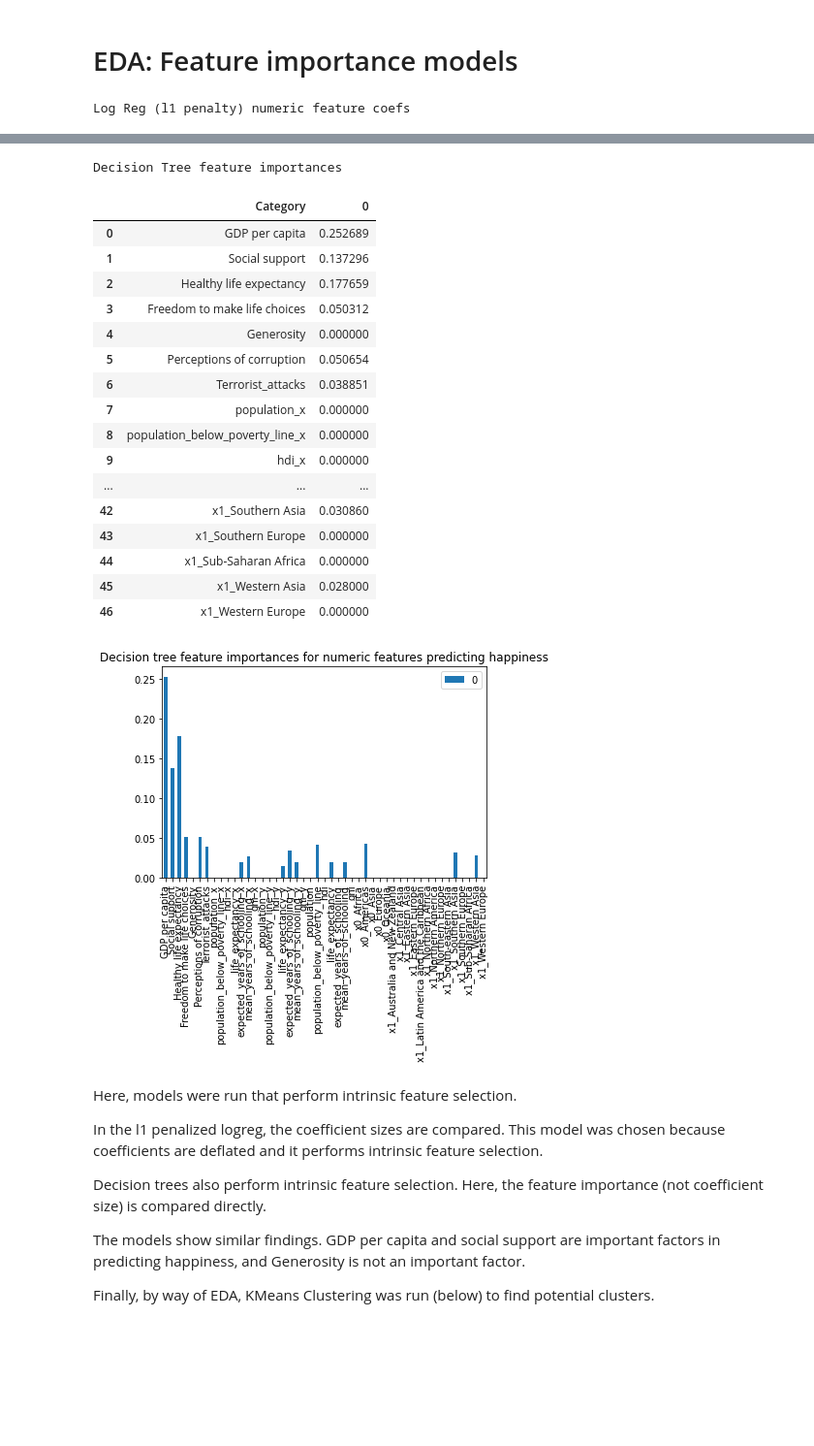
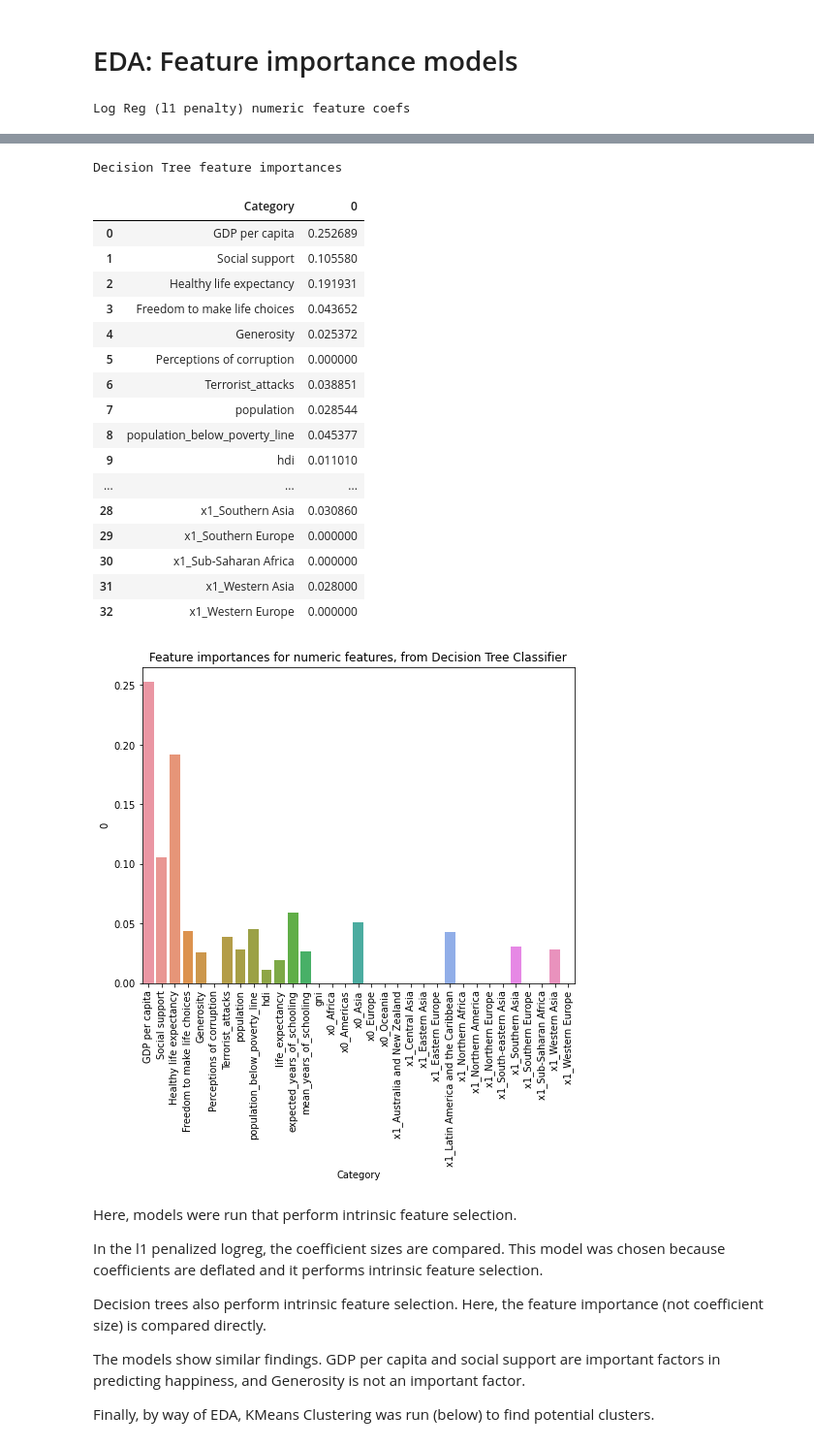
Before and after one commit to lprockop/AdvMLPortfolio, a Jupyter notebook: Predict World Happiness/WorldHappinessReport.ipynb, the cells around one changed output, grey strips where cells are left out. Shown at 97% size. Cells and saved outputs as stored; diff of their text form; code cells hidden in the pictures; blank space fills up the shorter version.

```diff
--- a/Predict World Happiness/WorldHappinessReport.ipynb
+++ b/Predict World Happiness/WorldHappinessReport.ipynb
@@ -17,16 +13,16 @@ import matplotlib.pyplot as plt
 from zipfile import ZipFile
 # %%
 # loading the temp.zip and creating a zip object
-with ZipFile("world_happiness_competition_data.zip", 'r') as zObject:
+with ZipFile("Input/world_happiness_competition_data.zip", 'r') as zObject:
 
     # Extracting all the members of the zip
     # into a specific location.
-    zObject.extractall()
+    zObject.extractall('Input/')
 
 # Load data
-X_train = pd.read_csv('world_happiness_competition_data/X_train.csv')
-X_test = pd.read_csv('world_happiness_competition_data/X_test.csv')
-y_train = pd.read_csv('world_happiness_competition_data/y_train.csv')
+X_train = pd.read_csv('Input/world_happiness_competition_data/X_train.csv')
+X_test = pd.read_csv('Input/world_happiness_competition_data/X_test.csv')
+y_train = pd.read_csv('Input/world_happiness_competition_data/y_train.csv')
 y_train_labels = y_train.idxmax(axis=1)
 
 X_train.head()
@@ -40,6 +40,6 @@ X_train.head()
 # %%
 # Truncated and cleaned up region data to merge (Week 4 folder)
-countrydata=pd.read_csv("newcountryvars.csv")
+countrydata=pd.read_csv("Input/newcountryvars.csv")
 
 countrydata.head()
 
@@ -123,7 +144,7 @@ from sklearn.preprocessing import StandardScaler, OneHotEncoder
 
 #preprocessing pipeline for numeric data
 ##replace missing with median; scale and center
-numeric_features = X_train.drop(['country_name_x', 'country_name_y', 'country_name','Country or region', 'name', 'region', 'sub-region'], axis=1)
+numeric_features = X_train.drop(['country_name','Country or region', 'name', 'region', 'sub-region'], axis=1)
 numeric_features=numeric_features.columns.tolist()
 
 numeric_transformer = Pipeline(steps=[
@@ -160,7 +181,7 @@ ai.export_preprocessor(preprocessor,"")
 Your preprocessor is now saved to 'preprocessor.zip'
 # %%
 num_columns = numeric_features
-cat_columns = preprocess.named_transformers_['cat'].named_steps['onehot'].get_feature_names().tolist()
+cat_columns = preprocess.named_transformers_['cat'].named_steps['onehot'].get_feature_names_out().tolist()
 prepro_names = num_columns + cat_columns
 prepro_columns = np.array(prepro_names)
 print(prepro_columns)
@@ -195,9 +211,9 @@ lrc = pd.concat((names, coefs), axis=1)
 lrc = lrc.rename({0:'Very Low', 1:'Low', 2:'Average', 3:'High', 4: 'Very High'}, axis=1)
 display(lrc)
 
-lrc.plot(kind='bar')
+sns.barplot(data=lrc, x=lrc.Category, y=lrc.Average)
+plt.xticks(rotation=90)
 plt.title('L1 penalized logreg coefficients, colored by happiness level')
-plt.axes().set_xticklabels(prepro_columns)
 plt.show()
 
 print('\n')
@@ -210,9 +226,11 @@ names = (pd.Series(prepro_columns, name='Category'))
 trc = pd.concat((names, coefs), axis=1)
 display(trc)
 
-trc.plot(kind='bar')
-plt.title('Decision tree feature importances for numeric features predicting happiness')
-plt.axes().set_xticklabels(prepro_columns)
+plt.figure(figsize=(8, 6))
+sns.barplot(data=trc, x='Category', y=trc[0])
+plt.xticks(rotation=90)
+plt.title('Feature importances for numeric features, from Decision Tree Classifier')
+plt.savefig('Output/featimportances.png')
 plt.show()
 # %% [output]
 Log Reg (l1 penalty) numeric feature coefs
@@ -237,22 +255,22 @@ Log Reg (l1 penalty) numeric feature coefs
 Decision Tree feature importances
 |  | Category | 0 |
 | 0 | GDP per capita | 0.252689 |
-| 1 | Social support | 0.137296 |
-| 2 | Healthy life expectancy | 0.177659 |
-| 3 | Freedom to make life choices | 0.050312 |
-| 4 | Generosity | 0.000000 |
-| 5 | Perceptions of corruption | 0.050654 |
+| 1 | Social support | 0.105580 |
+| 2 | Healthy life expectancy | 0.191931 |
+| 3 | Freedom to make life choices | 0.043652 |
+| 4 | Generosity | 0.025372 |
+| 5 | Perceptions of corruption | 0.000000 |
 | 6 | Terrorist_attacks | 0.038851 |
-| 7 | population_x | 0.000000 |
-| 8 | population_below_poverty_line_x | 0.000000 |
-| 9 | hdi_x | 0.000000 |
+| 7 | population | 0.028544 |
+| 8 | population_below_poverty_line | 0.045377 |
+| 9 | hdi | 0.011010 |
 | ... | ... | ... |
-| 42 | x1_Southern Asia | 0.030860 |
-| 43 | x1_Southern Europe | 0.000000 |
-| 44 | x1_Sub-Saharan Africa | 0.000000 |
-| 45 | x1_Western Asia | 0.028000 |
-| 46 | x1_Western Europe | 0.000000 |
+| 28 | x1_Southern Asia | 0.030860 |
+| 29 | x1_Southern Europe | 0.000000 |
+| 30 | x1_Sub-Saharan Africa | 0.000000 |
+| 31 | x1_Western Asia | 0.028000 |
+| 32 | x1_Western Europe | 0.000000 |
-[figure, old version]
+[figure, new version]
 # %% [markdown]
 Here, models were run that perform intrinsic feature selection.
 
```
Also changed, not shown: parts of 31 cells of this notebook, 16 other files.
